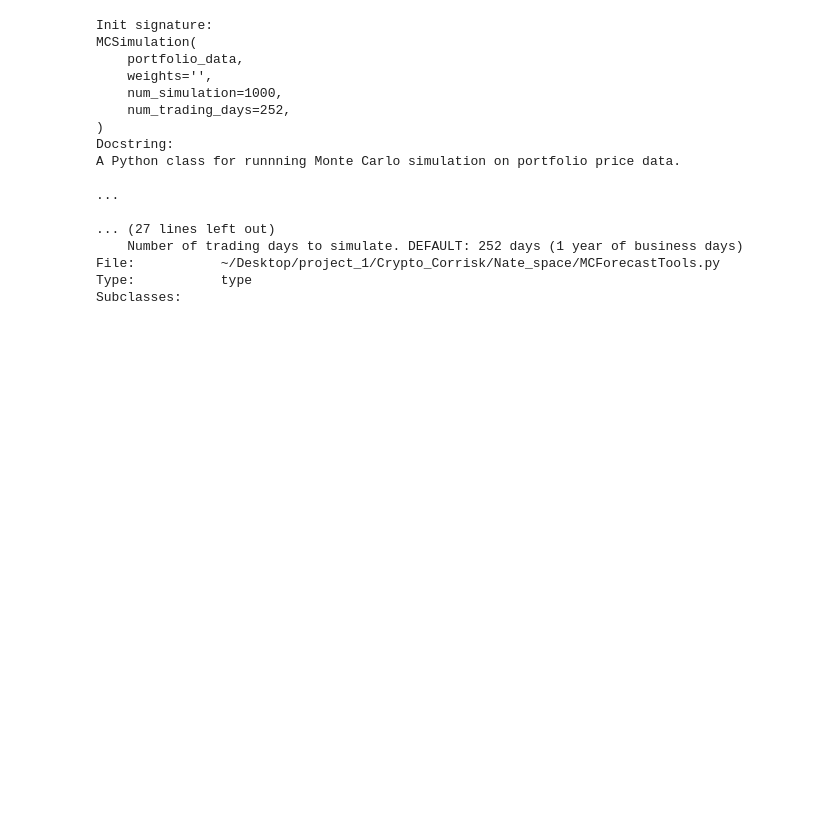
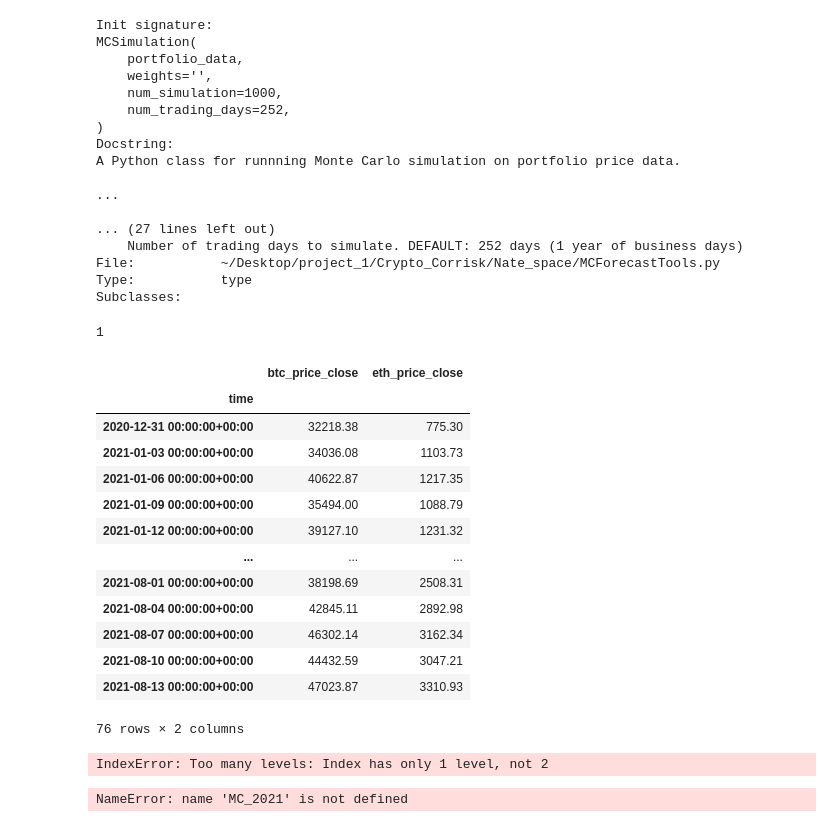
Before and after one commit to nathanduft44/Crypto_Corrisk, a Jupyter notebook: Nate_space/2021_extra_analysis.ipynb, the cells around one changed output. Drawn from its saved outputs; the diff is of its cells as text; code cells hidden in the pictures; blank space fills up the shorter version.

```diff
--- a/Nate_space/2021_extra_analysis.ipynb
+++ b/Nate_space/2021_extra_analysis.ipynb
@@ -114,3 +147,42 @@ A Python class for runnning Monte Carlo simulation on portfolio price data.
 File:           ~/Desktop/project_1/Crypto_Corrisk/Nate_space/MCForecastTools.py
 Type:           type
 Subclasses:
+# %%
+portfolio_df = pd.DataFrame(data=crypto_2021,columns=['btc_price_close','eth_price_close'])
+timeframe = "3D"
+limit_rows=500
+# %%
+nblevels = portfolio_df.index.nlevels
+nblevels
+# %% [output]
+1
+# %%
+portfolio_df
+# %% [output]
+|  | btc_price_close | eth_price_close |
+| time |  |  |
+| 2020-12-31 00:00:00+00:00 | 32218.38 | 775.30 |
+| 2021-01-03 00:00:00+00:00 | 34036.08 | 1103.73 |
+| 2021-01-06 00:00:00+00:00 | 40622.87 | 1217.35 |
+| 2021-01-09 00:00:00+00:00 | 35494.00 | 1088.79 |
+| 2021-01-12 00:00:00+00:00 | 39127.10 | 1231.32 |
+| ... | ... | ... |
+| 2021-08-01 00:00:00+00:00 | 38198.69 | 2508.31 |
+| 2021-08-04 00:00:00+00:00 | 42845.11 | 2892.98 |
+| 2021-08-07 00:00:00+00:00 | 46302.14 | 3162.34 |
+| 2021-08-10 00:00:00+00:00 | 44432.59 | 3047.21 |
+| 2021-08-13 00:00:00+00:00 | 47023.87 | 3310.93 |
+76 rows × 2 columns
+# %%
+MC_2021 = MCSimulation(
+    portfolio_data = portfolio_df,
+    weights = [0.5,0.5],
+    num_simulation = 500,
+    num_trading_days = 365 - 228
+    )
+# %% [output]
+IndexError: Too many levels: Index has only 1 level, not 2
+# %%
+MC_2021.portfolio_data.head()
+# %% [output]
+NameError: name 'MC_2021' is not defined
```
Also changed, not shown: parts of 6 cells of this notebook.
